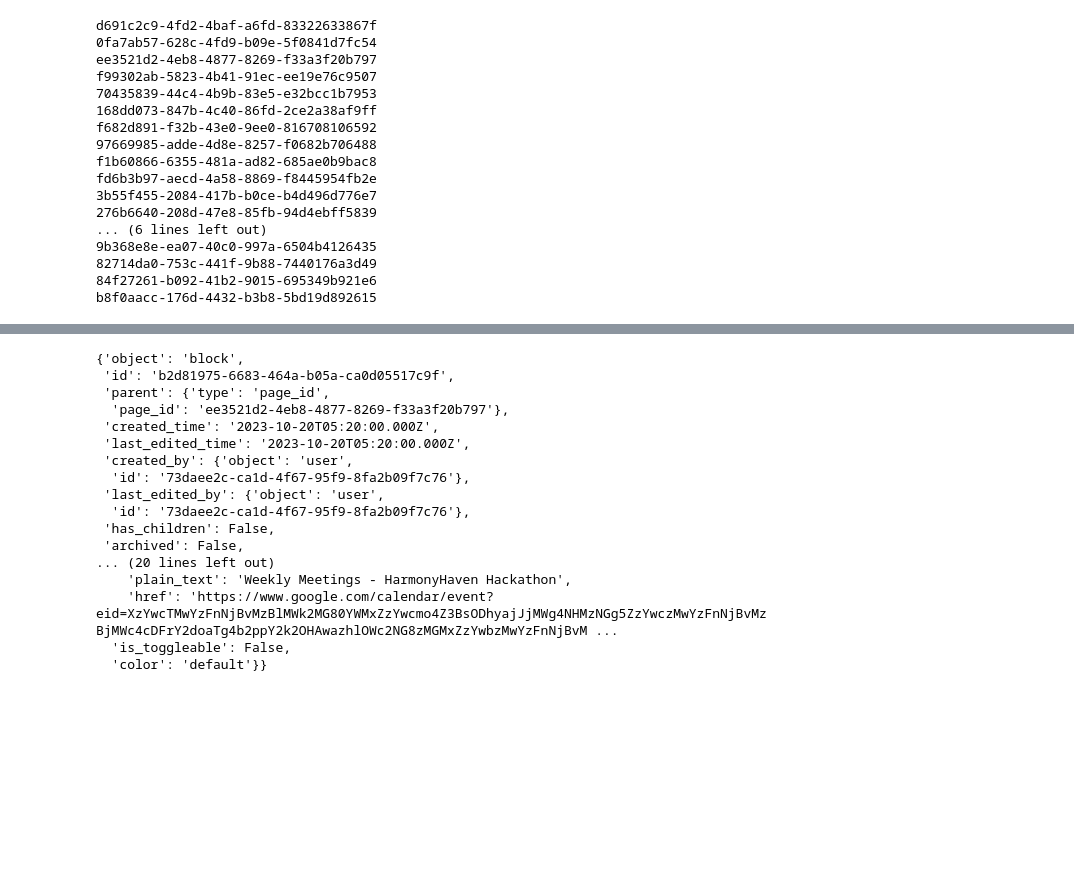
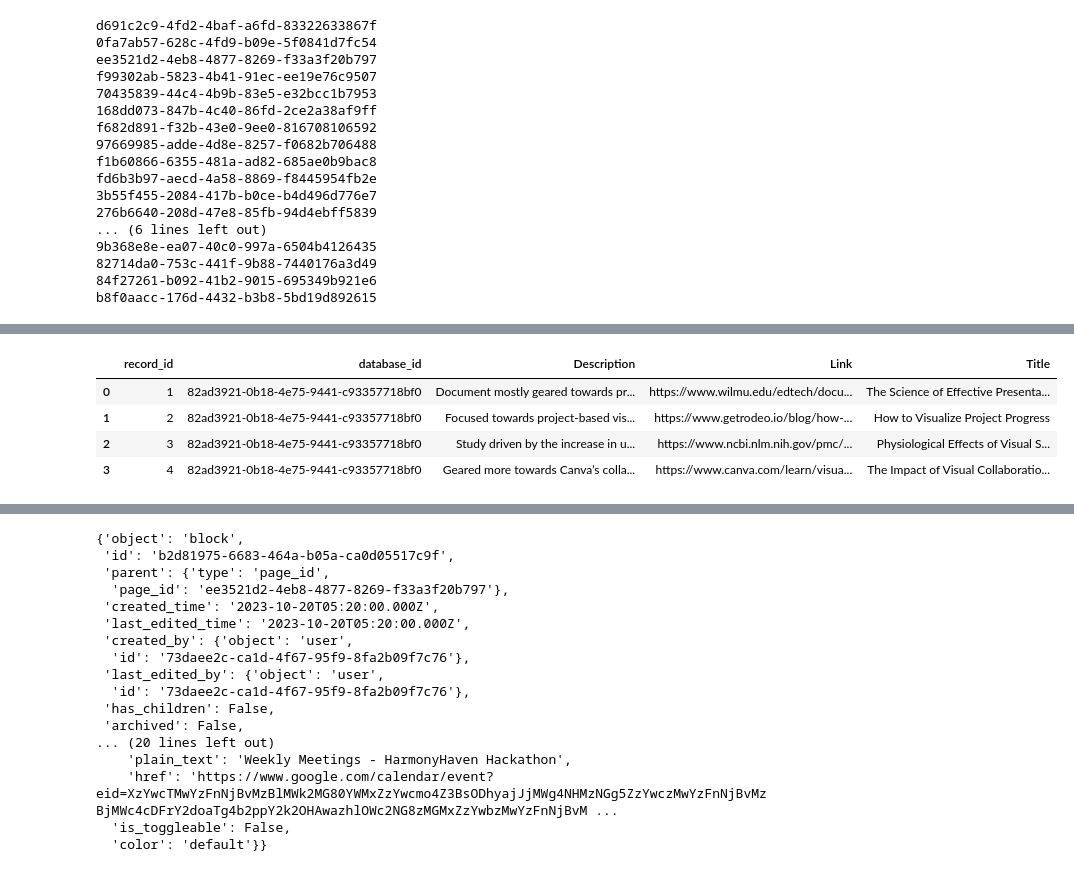
Before and after one commit to BrettlyCD/llama2-vectorstores, a Jupyter notebook: notebooks/hh_api.ipynb, the cells around one changed output, grey strips where cells are left out. Cells and saved outputs as stored; diff of their text form; code cells hidden in the pictures; blank space fills up the shorter version.

Commit message:
Test process for building dataframe information.

```diff
--- a/notebooks/hh_api.ipynb
+++ b/notebooks/hh_api.ipynb
@@ -147,0 +165,14 @@ for page in pages:
+# %%
+test_db_entry = pages[2]
+
+test_columns = list(test_db_entry.get('properties', {}).keys())
+# %%
+for i in range(1):
+    db_id = test_db_entry['parent']['database_id']
+    for col in test_columns:
+        col_name = col
+        temp_d_type = test_db_entry['properties'][col_name]['type']
+        content_d_type = test_db_entry['properties'][col_name][temp_d_type][0]['type']
+        content = test_db_entry['properties'][col_name][temp_d_type][0][content_d_type]['content']
+
+        print(db_id, col_name, content)
@@ -147,0 +268,36 @@ for page in pages:
+# %%
+df = pd.DataFrame(columns=['record_id', 'database_id', 'Description', 'Link', 'Title'])
+
+# Initialize an empty list to store dictionaries
+data_list = []
+
+# Iterate over the list and populate the DataFrame
+for entry in content_list:
+    record_id = entry['record_id']
+    database_id = entry['database_id']
+    column_name = entry['column_name']
+    content = entry['content']
+
+    # Find the corresponding dictionary for the record_id or create a new one
+    found = False
+    for d in data_list:
+        if d['record_id'] == record_id:
+            d[column_name] = content
+            found = True
+            break
+    if not found:
+        new_entry = {'record_id': record_id}
+        new_entry['database_id'] = database_id
+        new_entry[column_name] = content
+        data_list.append(new_entry)
+
+# Convert the list of dictionaries into a DataFrame
+df = pd.DataFrame(data_list)
+# %%
+df.head()
+# %% [output]
+|  | record_id | database_id | Description | Link | Title |
+| 0 | 1 | 82ad3921-0b18-4e75-9441-c93357718bf0 | Document mostly geared towards pr... | https://www.wilmu.edu/edtech/docu... | The Science of Effective Presenta... |
+| 1 | 2 | 82ad3921-0b18-4e75-9441-c93357718bf0 | Focused towards project-based vis... | https://www.getrodeo.io/blog/how-... | How to Visualize Project Progress |
+| 2 | 3 | 82ad3921-0b18-4e75-9441-c93357718bf0 | Study driven by the increase in u... | https://www.ncbi.nlm.nih.gov/pmc/... | Physiological Effects of Visual S... |
+| 3 | 4 | 82ad3921-0b18-4e75-9441-c93357718bf0 | Geared more towards Canva’s colla... | https://www.canva.com/learn/visua... | The Impact of Visual Collaboratio... |
```
Also changed, not shown: parts of 20 cells of this notebook.
